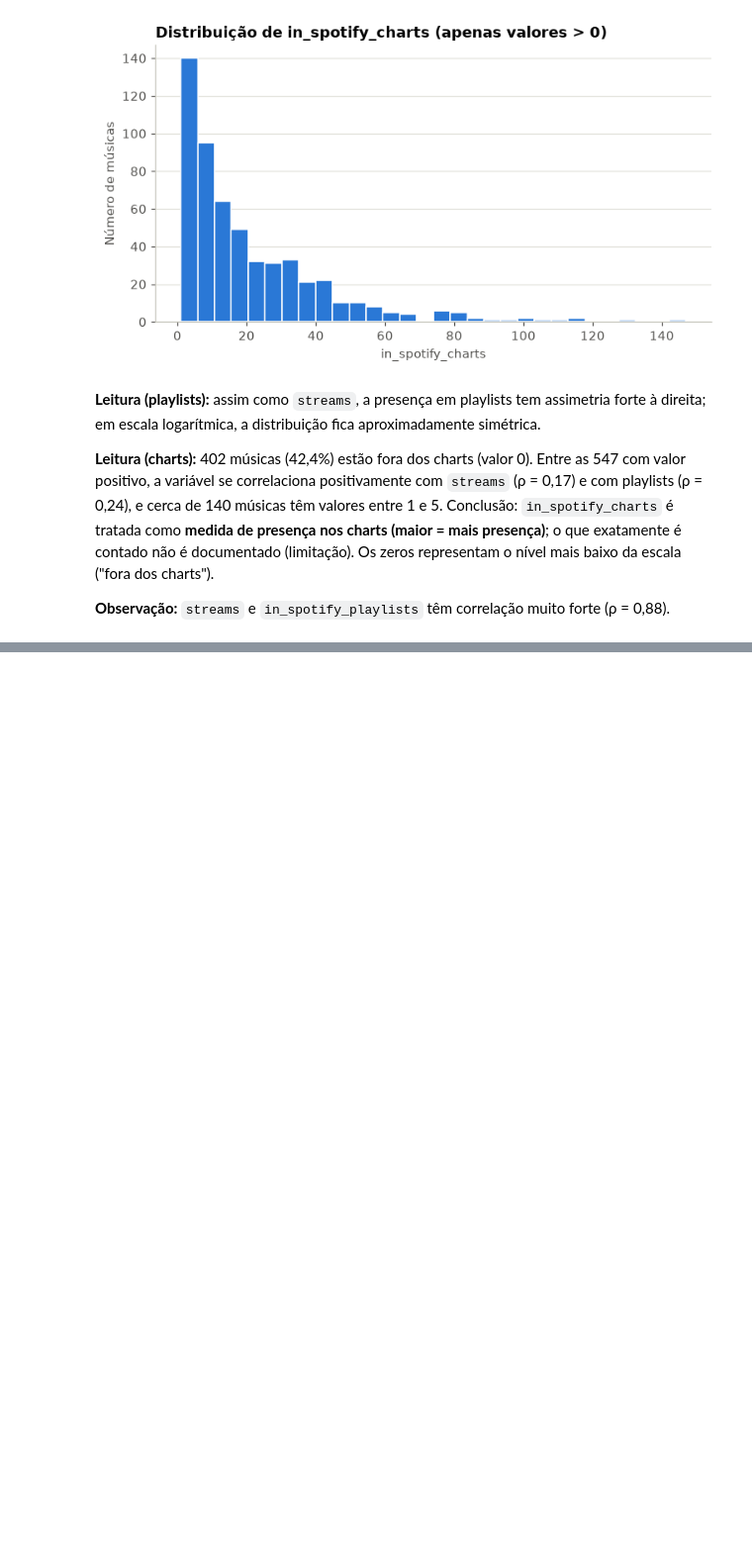
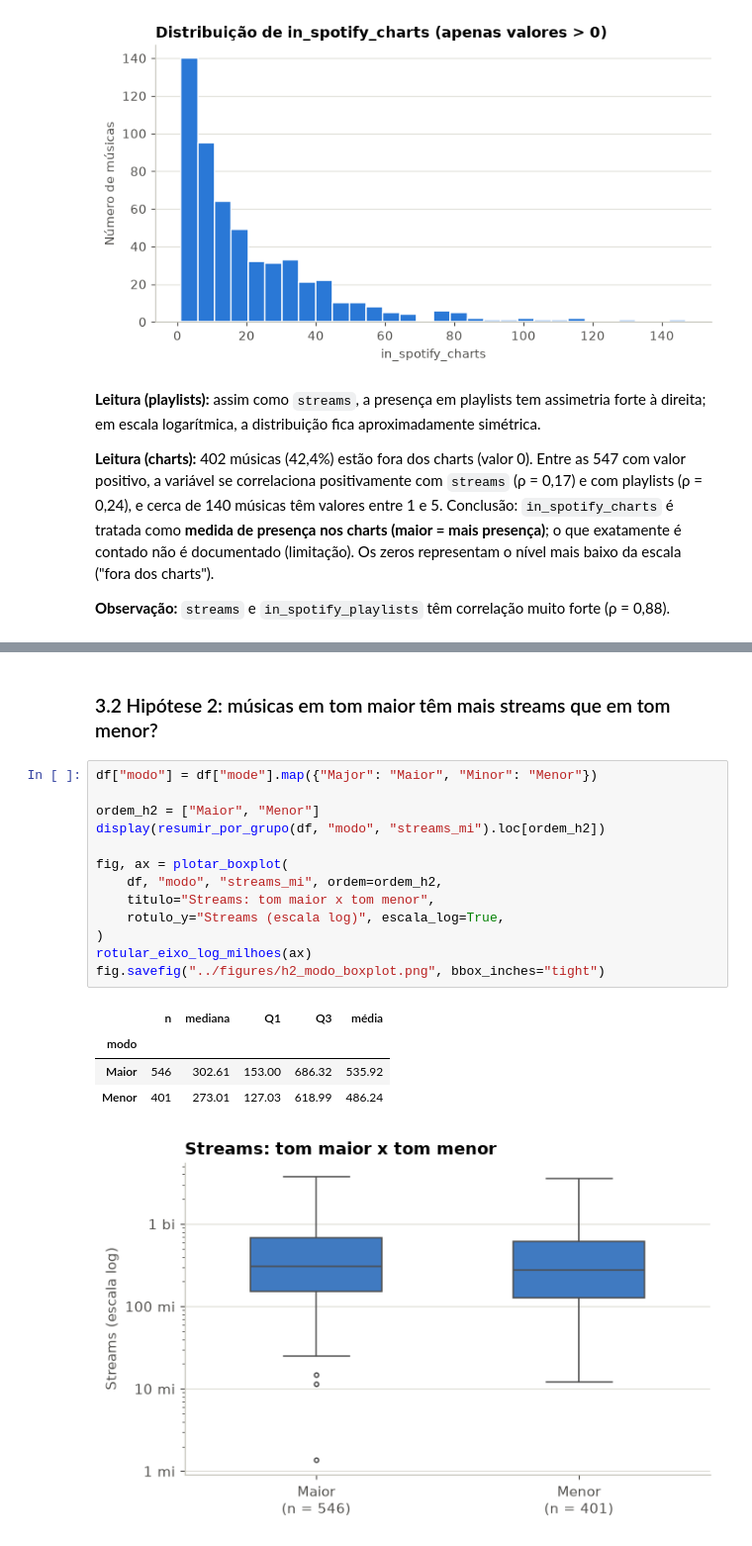
Before and after one commit to CarlosEduardodeCamposOlivera/spotify-streams-analysis, a Jupyter notebook: notebooks/03_analise_descritiva.ipynb, the cells around one changed output, grey strips where cells are left out. Shown at 99% size. Drawn from its saved outputs; the diff is of its cells as text; blank space fills up the shorter version.

```diff
--- a/notebooks/03_analise_descritiva.ipynb
+++ b/notebooks/03_analise_descritiva.ipynb
@@ -395,0 +443,21 @@ charts").
+# %% [markdown]
+### 3.2 Hipótese 2: músicas em tom maior têm mais streams que em tom menor?
+# %%
+df["modo"] = df["mode"].map({"Major": "Maior", "Minor": "Menor"})
+
+ordem_h2 = ["Maior", "Menor"]
+display(resumir_por_grupo(df, "modo", "streams_mi").loc[ordem_h2])
+
+fig, ax = plotar_boxplot(
+    df, "modo", "streams_mi", ordem=ordem_h2,
+    titulo="Streams: tom maior x tom menor",
+    rotulo_y="Streams (escala log)", escala_log=True,
+)
+rotular_eixo_log_milhoes(ax)
+fig.savefig("../figures/h2_modo_boxplot.png", bbox_inches="tight")
+# %% [output]
+|  | n | mediana | Q1 | Q3 | média |
+| modo |  |  |  |  |  |
+| Maior | 546 | 302.61 | 153.00 | 686.32 | 535.92 |
+| Menor | 401 | 273.01 | 127.03 | 618.99 | 486.24 |
+[figure, added]
```
Also changed, not shown: parts of 13 cells of this notebook, 4 other files.
